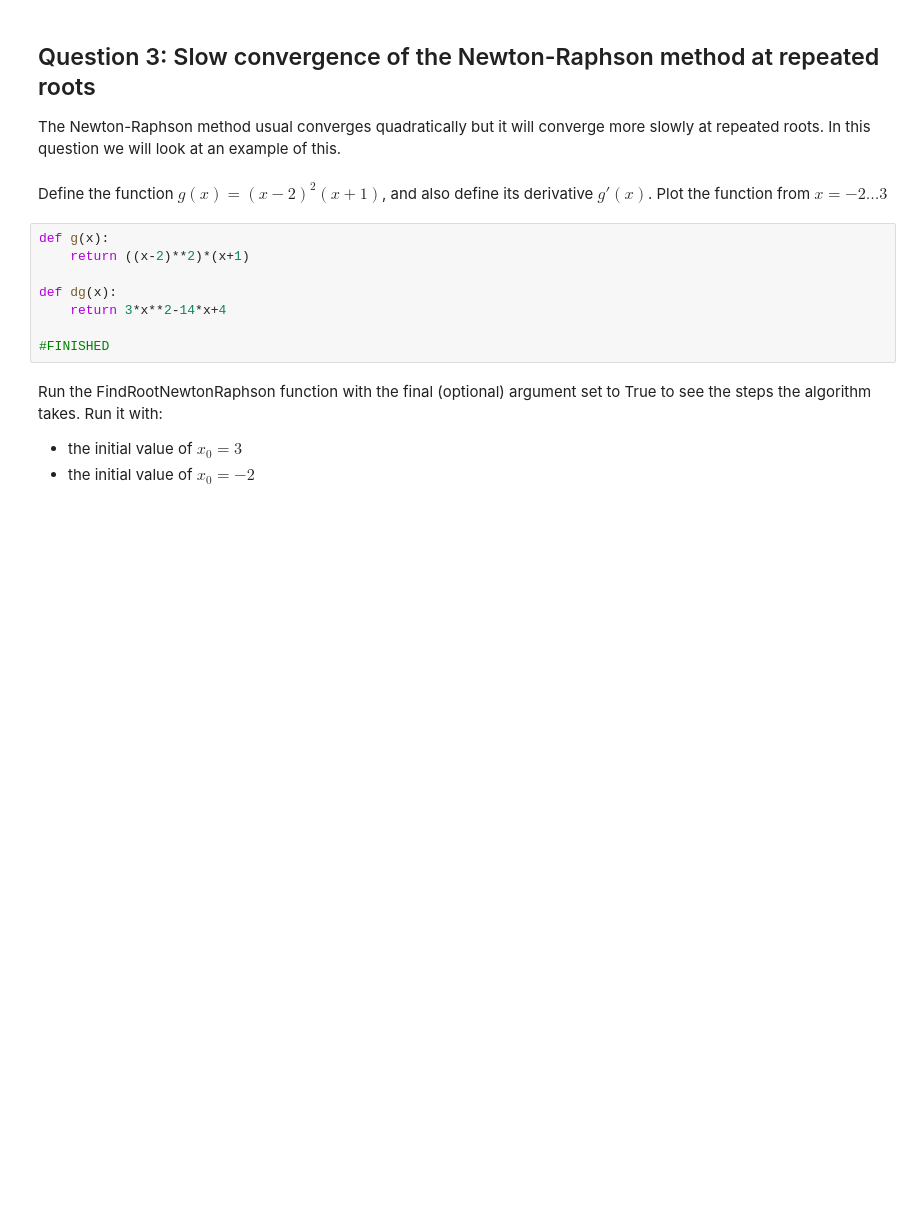
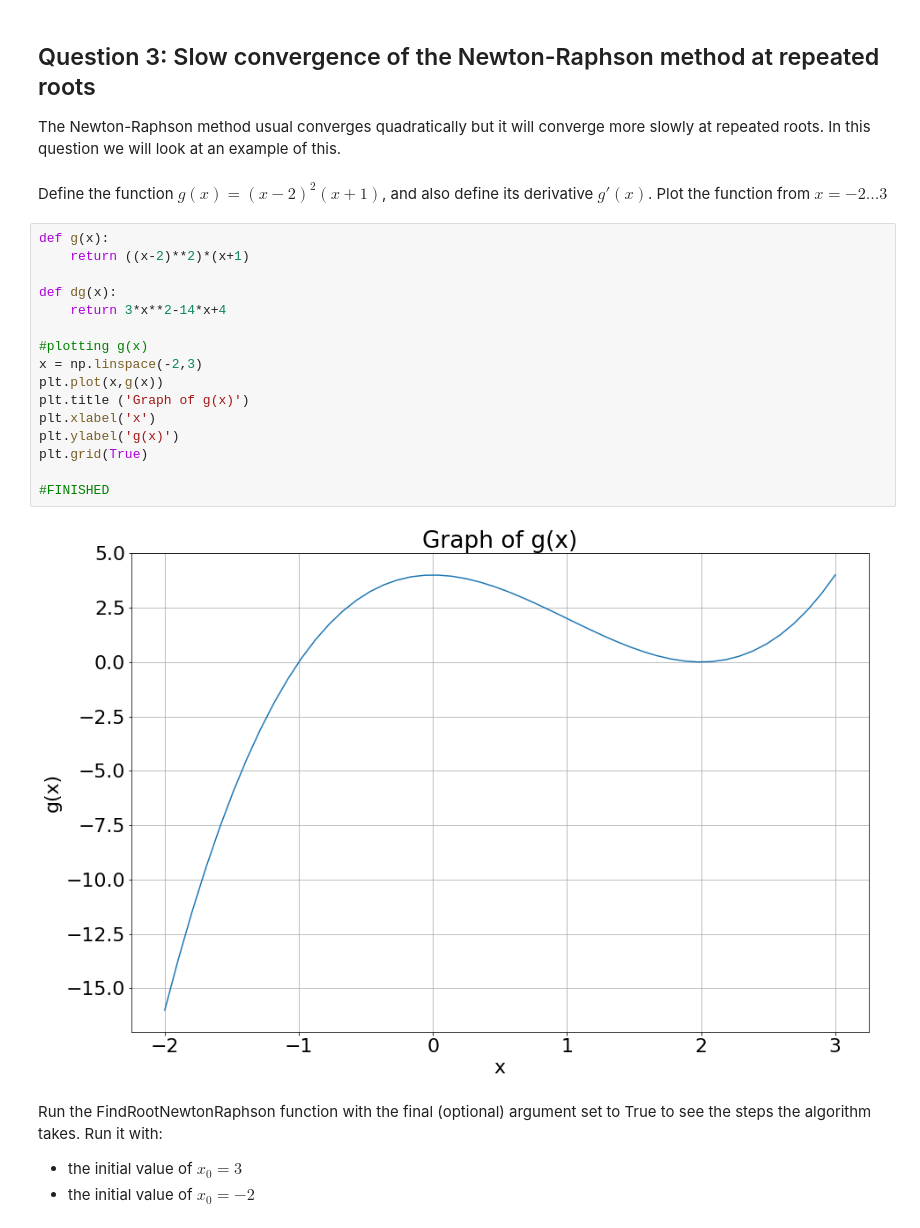
Before and after one commit to Saoirse-M-MacLaughlin/ACM20030-assignments, a Jupyter notebook: Assignment 2 - 18306281-checkpoint.ipynb, the cells around one changed output. Cells and saved outputs as stored; diff of their text form; blank space fills up the shorter version.

```diff
--- a/Assignment 2 - 18306281-checkpoint.ipynb
+++ b/Assignment 2 - 18306281-checkpoint.ipynb
@@ -367,11 +367,21 @@ Define the function $g(x) = (x-2)^2(x+1)$, and also define its derivative $g'(x)
 # %%
 def g(x):
     return ((x-2)**2)*(x+1)
 
 def dg(x):
     return 3*x**2-14*x+4
 
+#plotting g(x)
+x = np.linspace(-2,3)
+plt.plot(x,g(x))
+plt.title ('Graph of g(x)')
+plt.xlabel('x')
+plt.ylabel('g(x)')
+plt.grid(True)
+
 #FINISHED
+# %% [output]
+[figure, added]
 # %% [markdown]
 Run the FindRootNewtonRaphson function with the final (optional) argument set to True to see the steps the algorithm takes. Run it with:
  - the initial value of $x_0 = 3$
```
Also changed, not shown: parts of 2 cells of this notebook.
